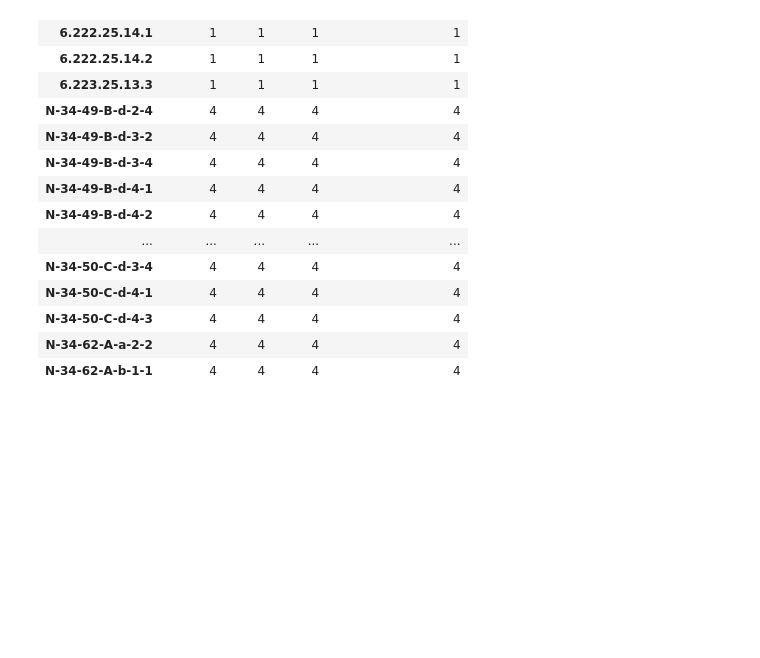
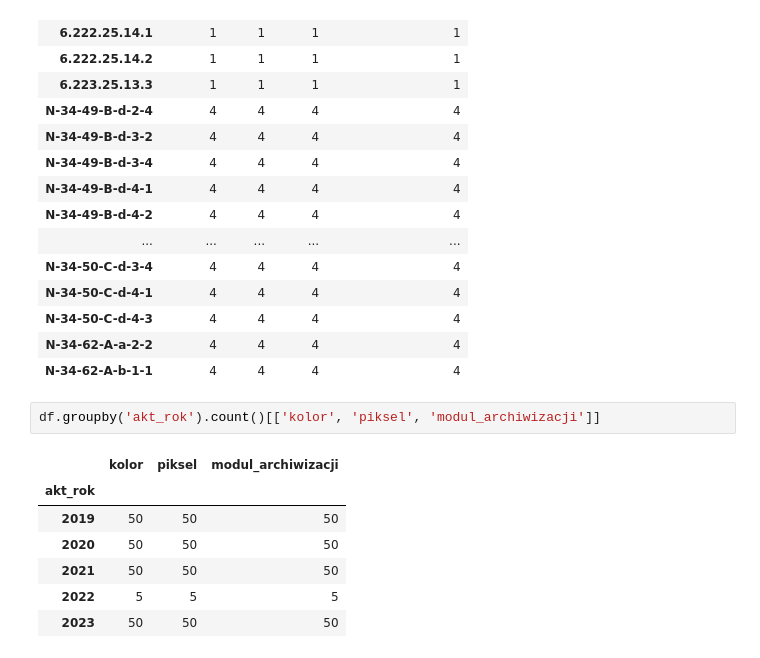
Before and after one commit to Sustainable3/Inference_data, a Jupyter notebook: ortophoto_reval.ipynb, the cells around one changed output. Drawn from its saved outputs; the diff is of its cells as text; blank space fills up the shorter version.

```diff
--- a/ortophoto_reval.ipynb
+++ b/ortophoto_reval.ipynb
@@ -162,3 +162,13 @@ df.groupby('godlo').count()[['akt_rok', 'kolor', 'piksel', 'modul_archiwizacji']
 | N-34-50-C-d-4-3 | 4 | 4 | 4 | 4 |
 | N-34-62-A-a-2-2 | 4 | 4 | 4 | 4 |
 | N-34-62-A-b-1-1 | 4 | 4 | 4 | 4 |
+# %%
+df.groupby('akt_rok').count()[['kolor', 'piksel', 'modul_archiwizacji']]
+# %% [output]
+|  | kolor | piksel | modul_archiwizacji |
+| akt_rok |  |  |  |
+| 2019 | 50 | 50 | 50 |
+| 2020 | 50 | 50 | 50 |
+| 2021 | 50 | 50 | 50 |
+| 2022 | 5 | 5 | 5 |
+| 2023 | 50 | 50 | 50 |
```
